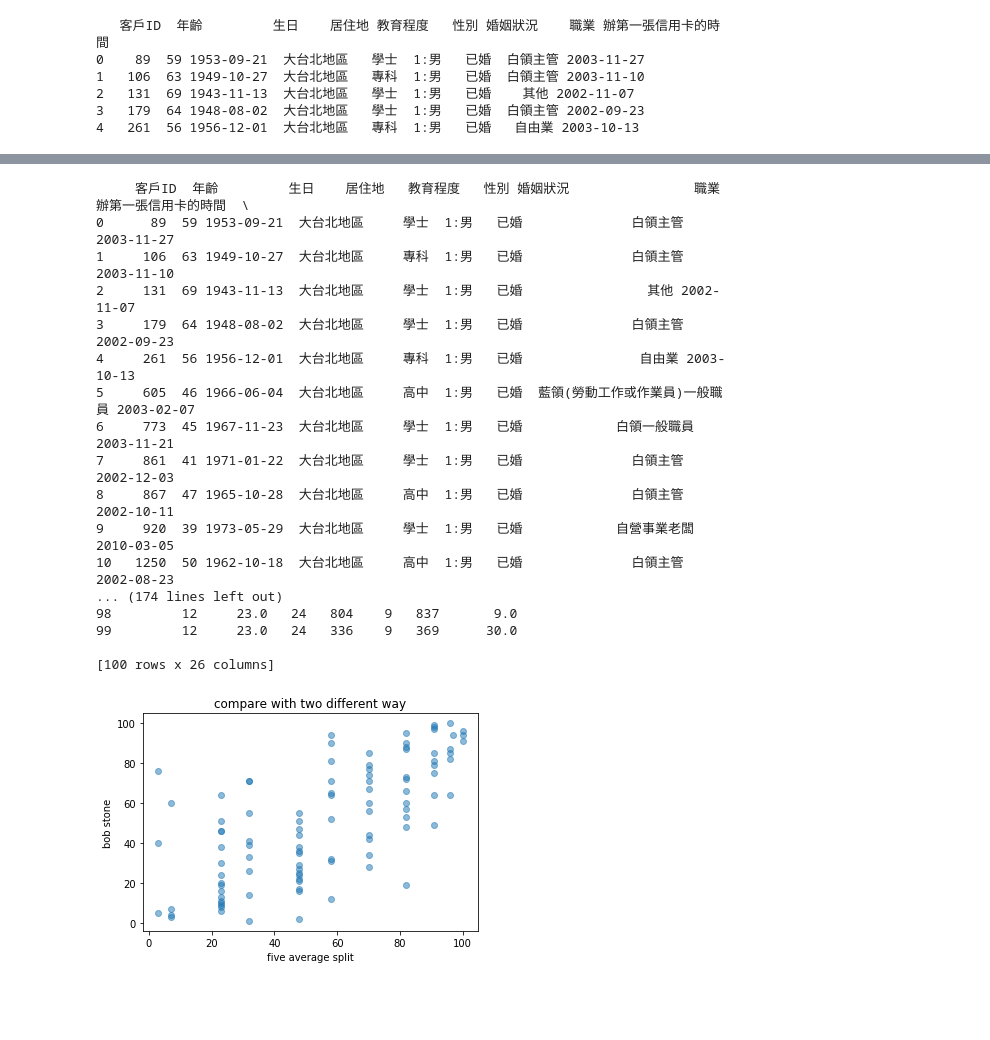
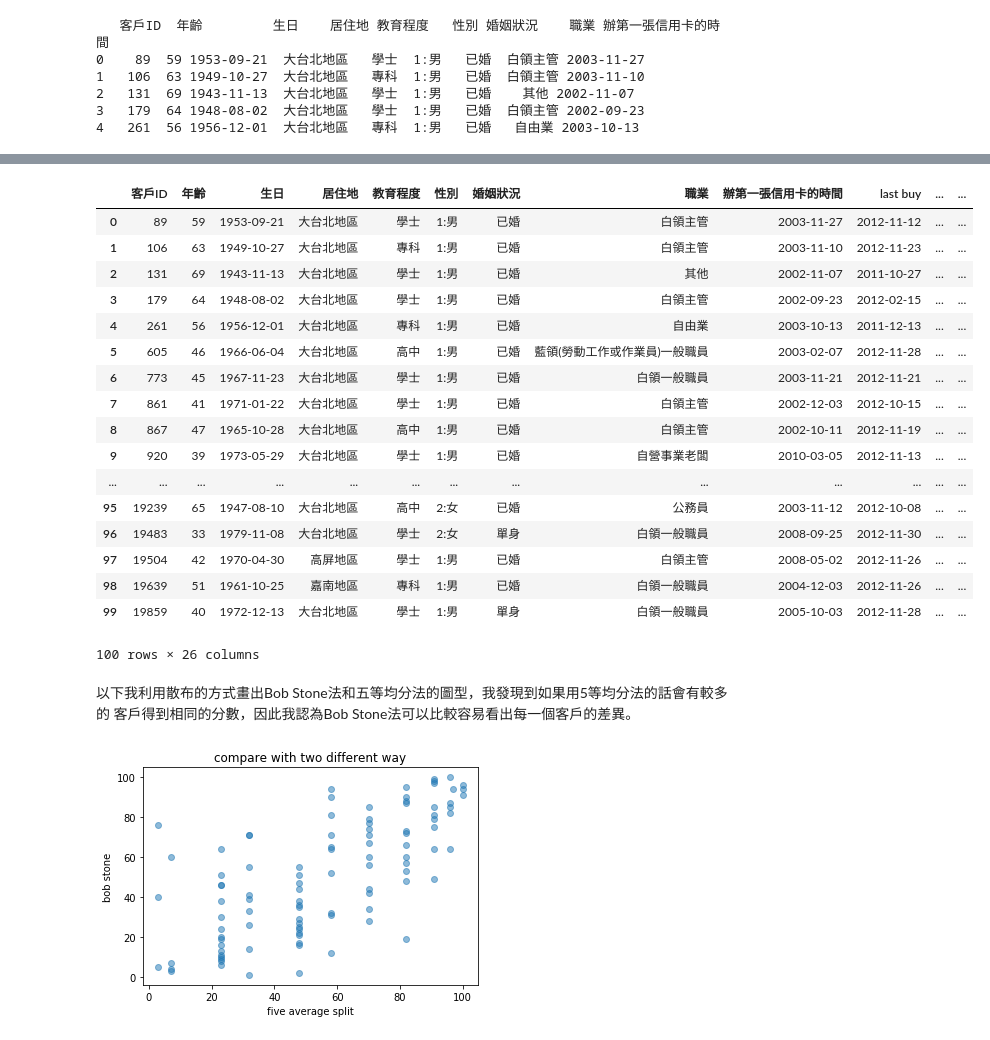
Before and after one commit to tyllersun/big-data-marketing, a Jupyter notebook: CRM_model.ipynb, the cells around one changed output, grey strips where cells are left out. Cells and saved outputs as stored; diff of their text form; code cells hidden in the pictures; blank space fills up the shorter version.

```diff
--- a/CRM_model.ipynb
+++ b/CRM_model.ipynb
@@ -172,0 +170,40 @@ print(CRM)
+# %%
+from matplotlib.font_manager import FontProperties
+import matplotlib.pyplot as plt
+myfont = FontProperties(fname=r'/usr/share/fonts/opentype/noto/NotoSansCJK-Black.ttc')
+# import matplotlib.pyplot as plt
+# x = ['basketball', 'swim', 'take photos', 'reading', 'guitar']
+# class_a = [8, 7, 1, 6, 5]
+# class_b = [12, 2, 9, 5, 3]
+# plt.bar(x, class_a, label = 'class_a')
+total=list()
+locate_CRM=CRM.groupby("居住地")
+b=locate_CRM["CRM score"].sum()/locate_CRM["客戶ID"].count()
+for i in range(len(b)):
+    total.append(b[i])
+locate_to_score=pd.DataFrame()
+locate_to_score["居住地"]=b.index
+locate_to_score["分數"]=total
+locate_to_score.to_excel("/Users/tyllersun/Desktop/大一/大數據行銷/job.xlsx",sheet_name="1")
+
+job_CRM=CRM.groupby("職業")
+total=list()
+a=job_CRM["CRM score"].sum()/job_CRM["客戶ID"].count()
+a.index
+for i in range(len(a)):
+    total.append(a[i])
+#plt.title(u'消费性别倾向', fontproperties = myfont)
+#plt.bar(a.index,total)
+#print(locate_CRM["CRM score"].head())
+#plt.bar()
+job_to_score=pd.DataFrame()
+job_to_score["職業"]=a.index
+job_to_score["分數"]=total
+job_to_score.to_excel("/Users/tyllersun/Desktop/大一/大數據行銷/job.xlsx",sheet_name="2")
+job_CRM=CRM.groupby("性別")
+total=list()
+c=job_CRM["CRM score"].sum()/job_CRM["客戶ID"].count()
+c
+job_CRM=CRM.groupby("教育程度")
+d=job_CRM["CRM score"].sum()/job_CRM["客戶ID"].count()
+d
@@ -196,51 +259,55 @@ def get_recency_point(data):
         elif day>=2*quarter:
             score.append(12)
         else :
             score.append(24)
     return score
 
 def get_frequency_point(data):
     score=list()
     for i in range(len(data)):
         score.append(data[i]*4)
     return score
 
 def get_monetary_point(data):
     score=list()
     for i in range(len(data)):
         grade=0
         grade=data[i]/10
         if grade>9:
             grade=9
         score.append(grade)
     return score
 CRM["BRP"]=get_recency_point(CRM["last buy"])
 CRM["BFP"]=get_frequency_point(CRM["purchase time"])
 CRM["BMF"]=get_monetary_point(CRM["monetary"])
 BTS=list()
 for i in range(len(CRM)):
     BTS.append(int(CRM["BRP"][i])+int(CRM["BFP"][i])+int(CRM["BMF"][i]))
 CRM["BTS"]=BTS
 CRM["BTS rank"]=CRM["BTS"].rank(ascending=False, method='max')
-print(CRM)
+CRM
 # %% [output]
+|  | 客戶ID | 年齡 | 生日 | 居住地 | 教育程度 | 性別 | 婚姻狀況 | 職業 | 辦第一張信用卡的時間 | last buy | ... | ... |
+| 0 | 89 | 59 | 1953-09-21 | 大台北地區 | 學士 | 1:男 | 已婚 | 白領主管 | 2003-11-27 | 2012-11-12 | ... | ... |
+| 1 | 106 | 63 | 1949-10-27 | 大台北地區 | 專科 | 1:男 | 已婚 | 白領主管 | 2003-11-10 | 2012-11-23 | ... | ... |
+| 2 | 131 | 69 | 1943-11-13 | 大台北地區 | 學士 | 1:男 | 已婚 | 其他 | 2002-11-07 | 2011-10-27 | ... | ... |
+| 3 | 179 | 64 | 1948-08-02 | 大台北地區 | 學士 | 1:男 | 已婚 | 白領主管 | 2002-09-23 | 2012-02-15 | ... | ... |
+| 4 | 261 | 56 | 1956-12-01 | 大台北地區 | 專科 | 1:男 | 已婚 | 自由業 | 2003-10-13 | 2011-12-13 | ... | ... |
+| 5 | 605 | 46 | 1966-06-04 | 大台北地區 | 高中 | 1:男 | 已婚 | 藍領(勞動工作或作業員)一般職員 | 2003-02-07 | 2012-11-28 | ... | ... |
+| 6 | 773 | 45 | 1967-11-23 | 大台北地區 | 學士 | 1:男 | 已婚 | 白領一般職員 | 2003-11-21 | 2012-11-21 | ... | ... |
+| 7 | 861 | 41 | 1971-01-22 | 大台北地區 | 學士 | 1:男 | 已婚 | 白領主管 | 2002-12-03 | 2012-10-15 | ... | ... |
+| 8 | 867 | 47 | 1965-10-28 | 大台北地區 | 高中 | 1:男 | 已婚 | 白領主管 | 2002-10-11 | 2012-11-19 | ... | ... |
+| 9 | 920 | 39 | 1973-05-29 | 大台北地區 | 學士 | 1:男 | 已婚 | 自營事業老闆 | 2010-03-05 | 2012-11-13 | ... | ... |
+| ... | ... | ... | ... | ... | ... | ... | ... | ... | ... | ... | ... | ... |
+| 95 | 19239 | 65 | 1947-08-10 | 大台北地區 | 高中 | 2:女 | 已婚 | 公務員 | 2003-11-12 | 2012-10-08 | ... | ... |
+| 96 | 19483 | 33 | 1979-11-08 | 大台北地區 | 學士 | 2:女 | 單身 | 白領一般職員 | 2008-09-25 | 2012-11-30 | ... | ... |
+| 97 | 19504 | 42 | 1970-04-30 | 高屏地區 | 學士 | 1:男 | 已婚 | 白領主管 | 2008-05-02 | 2012-11-26 | ... | ... |
+| 98 | 19639 | 51 | 1961-10-25 | 嘉南地區 | 專科 | 1:男 | 已婚 | 白領一般職員 | 2004-12-03 | 2012-11-26 | ... | ... |
+| 99 | 19859 | 40 | 1972-12-13 | 大台北地區 | 學士 | 1:男 | 單身 | 白領一般職員 | 2005-10-03 | 2012-11-28 | ... | ... |
-     客戶ID  年齡         生日    居住地   教育程度   性別 婚姻狀況                職業 辦第一張信用卡的時間  \
-0      89  59 1953-09-21  大台北地區     學士  1:男   已婚              白領主管 2003-11-27
-1     106  63 1949-10-27  大台北地區     專科  1:男   已婚              白領主管 2003-11-10
-2     131  69 1943-11-13  大台北地區     學士  1:男   已婚                其他 2002-11-07
-3     179  64 1948-08-02  大台北地區     學士  1:男   已婚              白領主管 2002-09-23
-4     261  56 1956-12-01  大台北地區     專科  1:男   已婚               自由業 2003-10-13
-5     605  46 1966-06-04  大台北地區     高中  1:男   已婚  藍領(勞動工作或作業員)一般職員 2003-02-07
-6     773  45 1967-11-23  大台北地區     學士  1:男   已婚            白領一般職員 2003-11-21
-7     861  41 1971-01-22  大台北地區     學士  1:男   已婚              白領主管 2002-12-03
-8     867  47 1965-10-28  大台北地區     高中  1:男   已婚              白領主管 2002-10-11
-9     920  39 1973-05-29  大台北地區     學士  1:男   已婚            自營事業老闆 2010-03-05
-10   1250  50 1962-10-18  大台北地區     高中  1:男   已婚              白領主管 2002-08-23
-... (174 lines left out)
-98         12     23.0   24   804    9   837       9.0
-99         12     23.0   24   336    9   369      30.0
-
-[100 rows x 26 columns]
+100 rows × 26 columns
+# %% [markdown]
+以下我利用散布的方式畫出Bob Stone法和五等均分法的圖型，我發現到如果用5等均分法的話會有較多的
+客戶得到相同的分數，因此我認為Bob Stone法可以比較容易看出每一個客戶的差異。
 # %%
 import matplotlib.pyplot as plt
 plt.scatter(CRM["CRM rank"], CRM["BTS rank"], alpha=.5)
```
Also changed, not shown: parts of 13 cells of this notebook, 1 other file.
